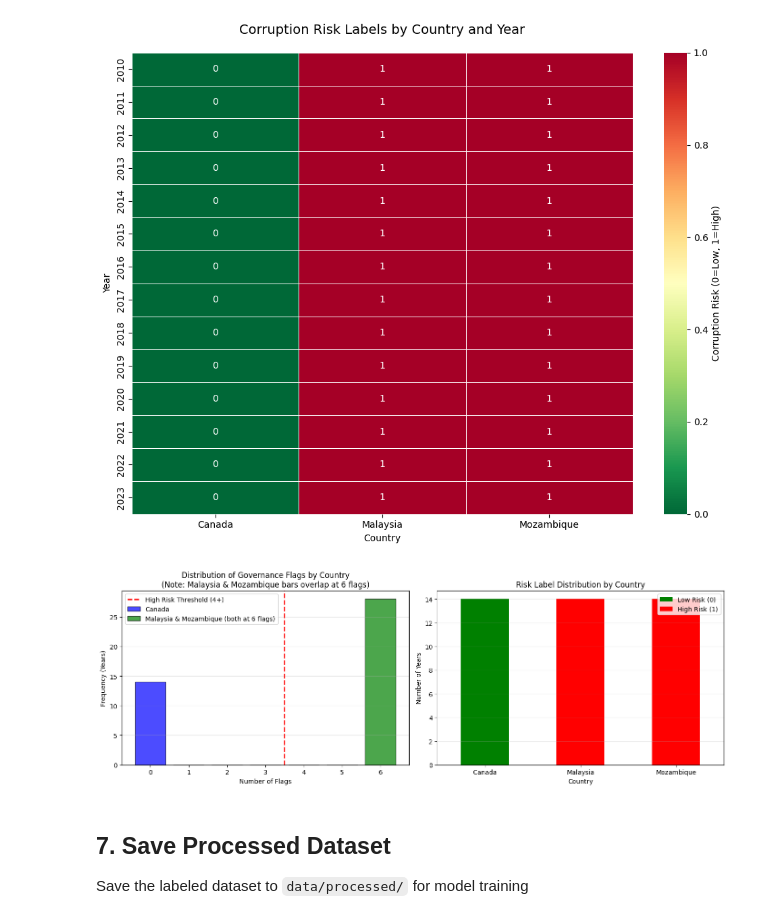
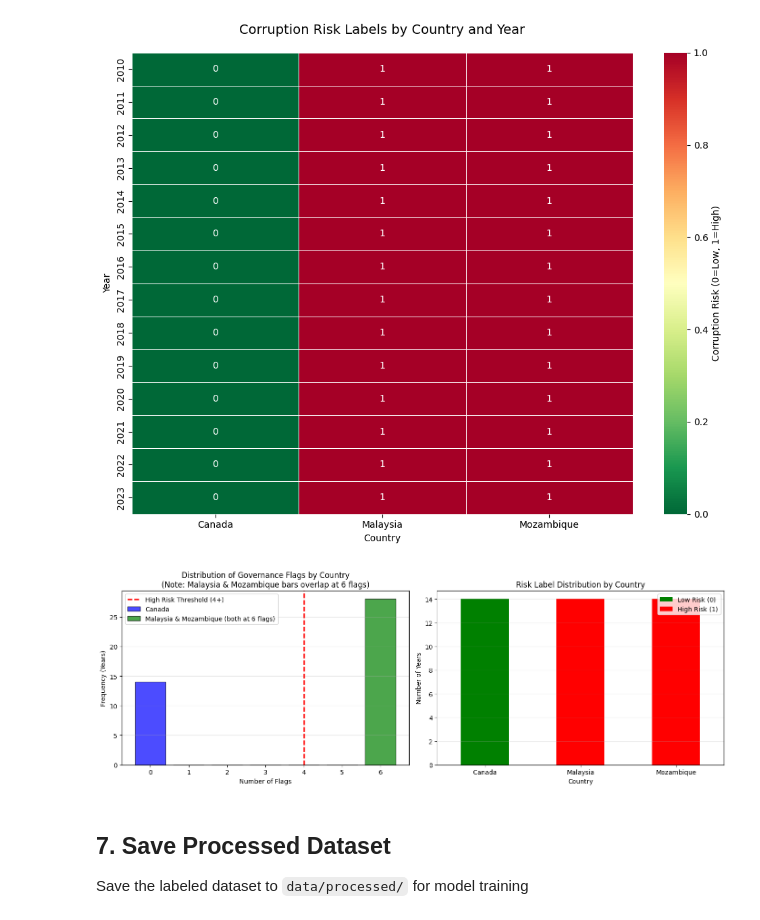
Before and after one commit to snitilf/innovationshowcase, a Jupyter notebook: notebooks/02_data_cleaning_labeling.ipynb, the cells around one changed output. Drawn from its saved outputs; the diff is of its cells as text; code cells hidden in the pictures.

Commit message:
cleaned up figures 02

```diff
--- a/notebooks/02_data_cleaning_labeling.ipynb
+++ b/notebooks/02_data_cleaning_labeling.ipynb
@@ -482,35 +482,35 @@ flag_values = [0, 1, 2, 3, 4, 5, 6]
 canada_counts = [sum(df[df['Country'] == 'Canada']['total_flags'] == i) for i in flag_values]
 malaysia_mozambique_counts = [sum(df[df['Country'].isin(['Malaysia', 'Mozambique'])]['total_flags'] == i) for i in flag_values]
 
 # plot bars
 axes[0].bar(flag_values, canada_counts, alpha=0.7, label='Canada', color='blue', edgecolor='black', width=0.8)
 # overlay Malaysia & Mozambique (they'll overlap where both exist)
 axes[0].bar(flag_values, malaysia_mozambique_counts, alpha=0.7,
             label='Malaysia & Mozambique (both at 6 flags)', color='green', edgecolor='black', width=0.8)
 
-axes[0].axvline(x=3.5, color='red', linestyle='--', linewidth=2, label='High Risk Threshold (4+)')
+axes[0].axvline(x=4, color='red', linestyle='--', linewidth=2, label='High Risk Threshold (4+)')
 axes[0].set_xlabel('Number of Flags')
 axes[0].set_ylabel('Frequency (Years)')
 axes[0].set_title('Distribution of Governance Flags by Country\n(Note: Malaysia & Mozambique bars overlap at 6 flags)')
 axes[0].set_xticks(flag_values)
 axes[0].legend()
 axes[0].grid(True, alpha=0.3, axis='y')
 
 # risk label distribution
 risk_counts = df.groupby('Country')['corruption_risk'].value_counts().unstack(fill_value=0)
 risk_counts.plot(kind='bar', stacked=True, ax=axes[1], color=['green', 'red'])
 axes[1].set_xlabel('Country')
 axes[1].set_ylabel('Number of Years')
 axes[1].set_title('Risk Label Distribution by Country')
 axes[1].legend(['Low Risk (0)', 'High Risk (1)'])
 axes[1].set_xticklabels(axes[1].get_xticklabels(), rotation=0)
 axes[1].grid(True, alpha=0.3, axis='y')
 
 plt.tight_layout()
 plt.savefig('results/figures/02/flag_risk_distribution.png', dpi=300, bbox_inches='tight')
 plt.show()
 # %% [output]
-[figure, old version]
+[figure, new version]
 # %% [markdown]
 ## 7. Save Processed Dataset
 
```
Also changed, not shown: 1 other file.
